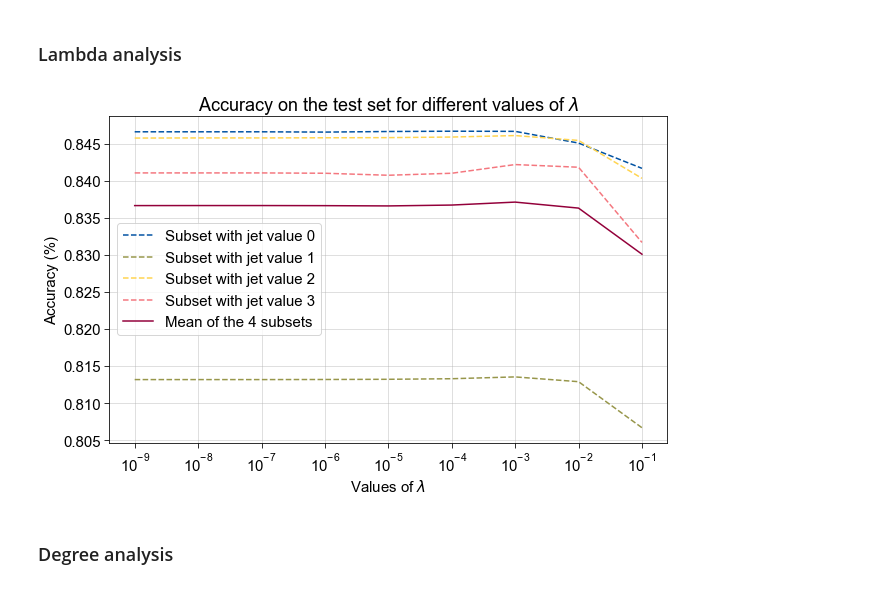
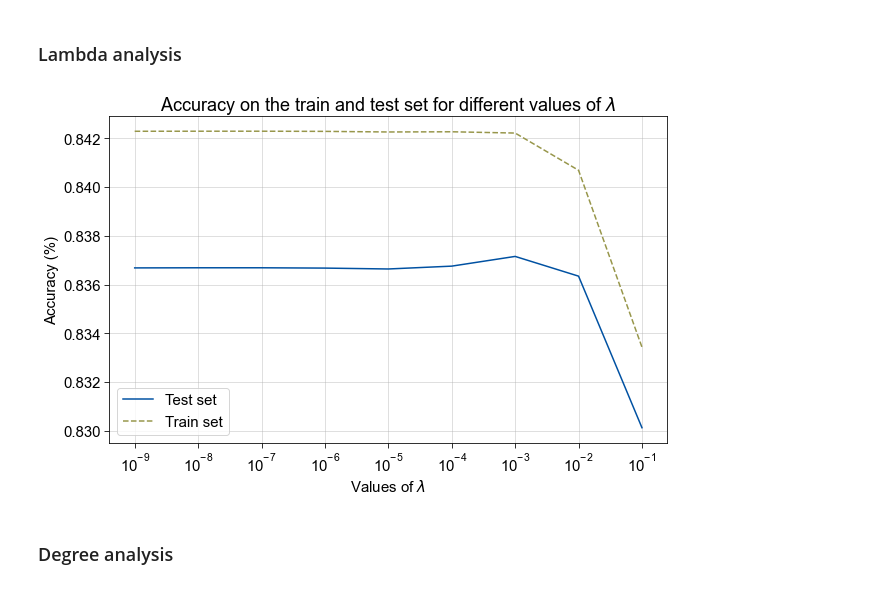
Before and after one commit to emanuelenevali/ML_HiggsBoson_CERN, a Jupyter notebook: HiggsChallenge.ipynb, the cells around one changed output. Drawn from its saved outputs; the diff is of its cells as text; code cells hidden in the pictures.

```diff
--- a/HiggsChallenge.ipynb
+++ b/HiggsChallenge.ipynb
@@ -254,41 +256,54 @@ l2 = np.array(lambdas[2])
 l3 = np.array(lambdas[3])
 
 ll = np.vstack((l0,l1,l2,l3))
+
+l0t = np.array(lambdas_train[0])
+l1t = np.array(lambdas_train[1])
+l2t = np.array(lambdas_train[2])
+l3t = np.array(lambdas_train[3])
+
+llt = np.vstack((l0t,l1t,l2t,l3t))
 # %%
 fig = plt.figure(figsize=(10,6))
 ax = fig.add_subplot(1,1,1)
 colors = ['#0051a2', '#97964a', '#ffd44f', '#f4777f', '#93003a']
 params = [1e-9, 1e-8, 1e-7, 1e-6, 1e-5, 1e-4, 1e-3, 1e-2, 1e-1]
 
 ax.set_xscale('log')
 
 ax.set_ylabel('Accuracy (%)')
 ax.set_xlabel(r'Values of $\lambda$')
 
-ax.plot(params, l0, color=colors[0], label='Subset with jet value 0', linestyle='--')
-ax.plot(params, l1, color=colors[1], label='Subset with jet value 1', linestyle='--')
-ax.plot(params, l2, color=colors[2], label='Subset with jet value 2', linestyle='--')
-ax.plot(params, l3, color=colors[3], label='Subset with jet value 3', linestyle='--')
-ax.plot(params, np.mean(ll, axis=0), color=colors[4], label='Mean of the 4 subsets')
+#ax.plot(params, l0, color=colors[0], label='Subset with jet value 0', linestyle='--')
+#ax.plot(params, l1, color=colors[1], label='Subset with jet value 1', linestyle='--')
+#ax.plot(params, l2, color=colors[2], label='Subset with jet value 2', linestyle='--')
+#ax.plot(params, l3, color=colors[3], label='Subset with jet value 3', linestyle='--')
+ax.plot(params, np.mean(ll, axis=0), color=colors[0], label='Test set')
+
+#ax.plot(params, l0t, color=colors[0], label='Subset with jet value 0', linestyle='--')
+#ax.plot(params, l1t, color=colors[1], label='Subset with jet value 1', linestyle='--')
+#ax.plot(params, l2t, color=colors[2], label='Subset with jet value 2', linestyle='--')
+#ax.plot(params, l3t, color=colors[3], label='Subset with jet value 3', linestyle='--')
+ax.plot(params, np.mean(llt, axis=0), color=colors[1], linestyle='--', label='Train set')
 
 major_ticks = params
 minor_ticks = np.arange(0, 1e-1, 100)
 
 ax.set_xticks(major_ticks)
 ax.set_xticks(minor_ticks, minor=True)
 
 ax.grid(which='minor', alpha=0.2)
 ax.grid(which='major', alpha=0.5)
 
-ax.set_title(r'Accuracy on the test set for different values of $\lambda$')
+ax.set_title(r'Accuracy on the train and test set for different values of $\lambda$')
 ax.legend(loc=0, prop={'size': 15})
 
 #plt.show()
 
-fig.savefig('./report/lambdas2.png', bbox_inches='tight')
+fig.savefig('./report/traintest1.png', bbox_inches='tight')
 #fig.savefig('./report/lambdas2.jpg', bbox_inches='tight')
 # %% [output]
-[figure, old version]
+[figure, new version]
 # %% [markdown]
 ### Degree analysis
 # %%
```
Also changed, not shown: parts of 6 cells of this notebook, 2 other files.
